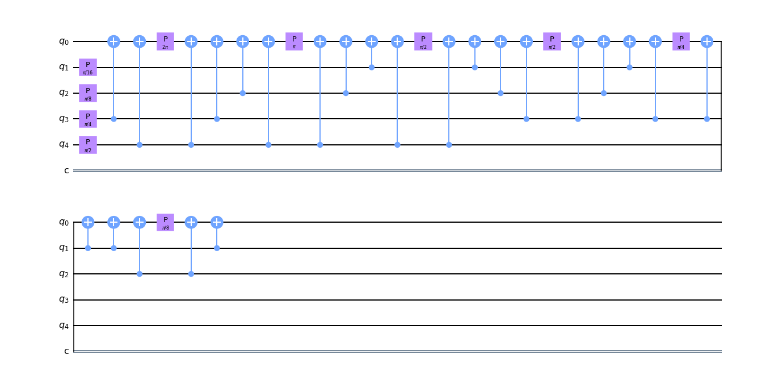
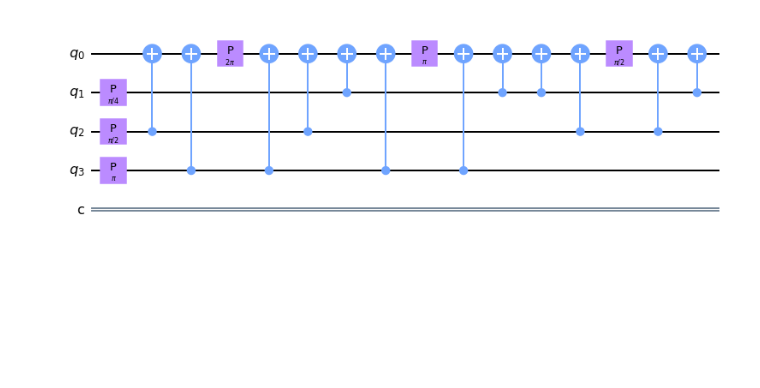
Before and after one commit to Abou-el-ela/Schrodinger-Equation, a Jupyter notebook: Functions_for_Gates/Time_Evolution.ipynb, the cells around one changed output. Drawn from its saved outputs; the diff is of its cells as text; code cells hidden in the pictures; blank space fills up the shorter version.

```diff
--- a/Functions_for_Gates/Time_Evolution.ipynb
+++ b/Functions_for_Gates/Time_Evolution.ipynb
@@ -1,28 +1,30 @@
 # %%
 import matplotlib.pyplot as plt
 import math
 import numpy as np
 from qiskit.circuit.library import NormalDistribution
 from math import pi
 from qiskit import IBMQ, BasicAer
 from qiskit import QuantumCircuit, ClassicalRegister, QuantumRegister, execute
 from qiskit.visualization import plot_histogram
 
-qc = QuantumCircuit(5,1)
+qc = QuantumCircuit(4,1)
+phi = pi
+
 
 def Time_Evolution(qubits):
     for i in range (qubits):
         qc.p(phi/(2**(i+qubits-3)), qubits-i)
     for i in range (qubits):
         for j in range (i+1,qubits):
             qc.cx(qubits-j, 0)
             qc.cx(qubits-i, 0)
             qc.p(phi* (2**(2-i-j)), 0) #2-i-j or 4?
             qc.cx(qubits-i, 0)
             qc.cx(qubits-j, 0)
 
-Time_Evolution(4)
-
+Time_Evolution(3)
+#filename = "C:/Users/MohamedAbouelela/Desktop/Timestep"
 qc.draw('mpl')
 # %% [output]
-[figure, old version]
+[figure, new version]
```
Also changed, not shown: 11 other files.
